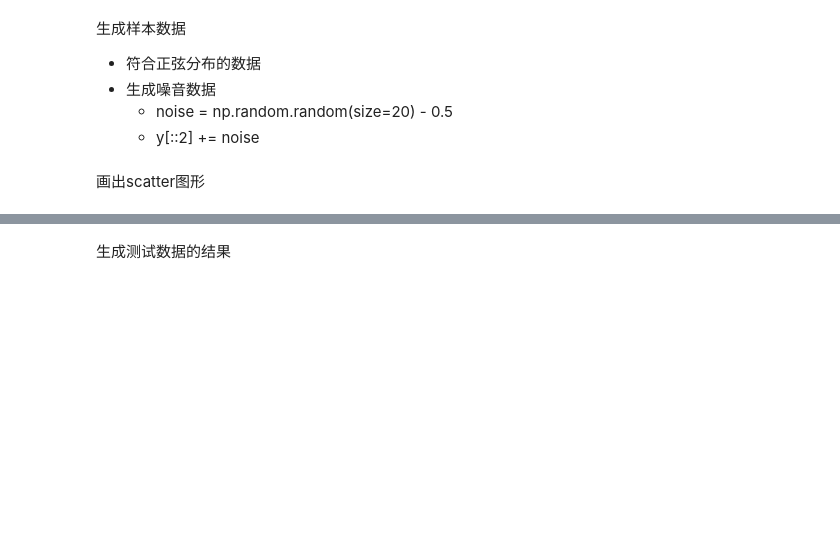
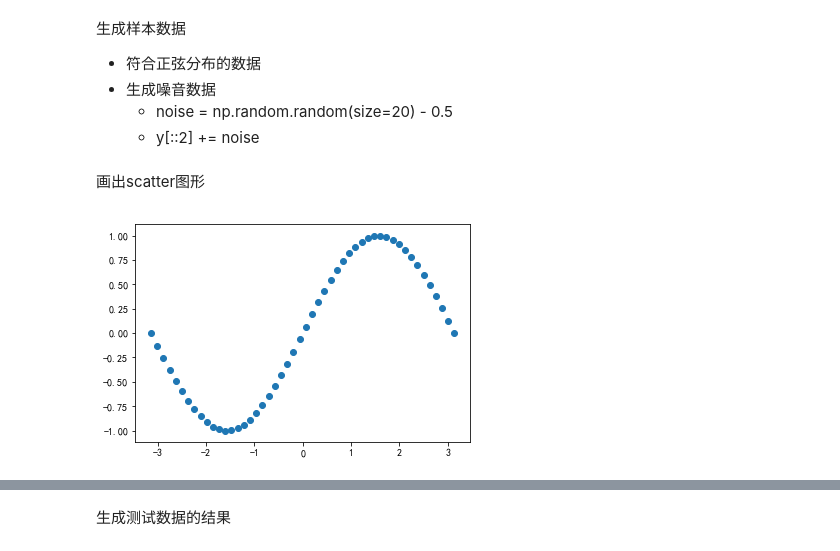
Before and after one commit to disenQF/05data, a Jupyter notebook: day09/knn.ipynb, the cells around one changed output, grey strips where cells are left out. Drawn from its saved outputs; the diff is of its cells as text; code cells hidden in the pictures; blank space fills up the shorter version.

```diff
--- a/day09/knn.ipynb
+++ b/day09/knn.ipynb
@@ -347,5 +349,13 @@ plt.scatter(samples.iloc[:,0],samples.iloc[:,1],c=target)
 - 生成噪音数据
     - noise = np.random.random(size=20) - 0.5
     - y[::2] += noise
+# %%
+X = np.linspace(-np.pi, np.pi, num=50)
+y = np.sin(X)
 # %% [markdown]
 画出scatter图形
+# %%
+plt.scatter(X, y)
+plt.show()
+# %% [output]
+[figure, added]
```
Also changed, not shown: parts of 8 cells of this notebook.
